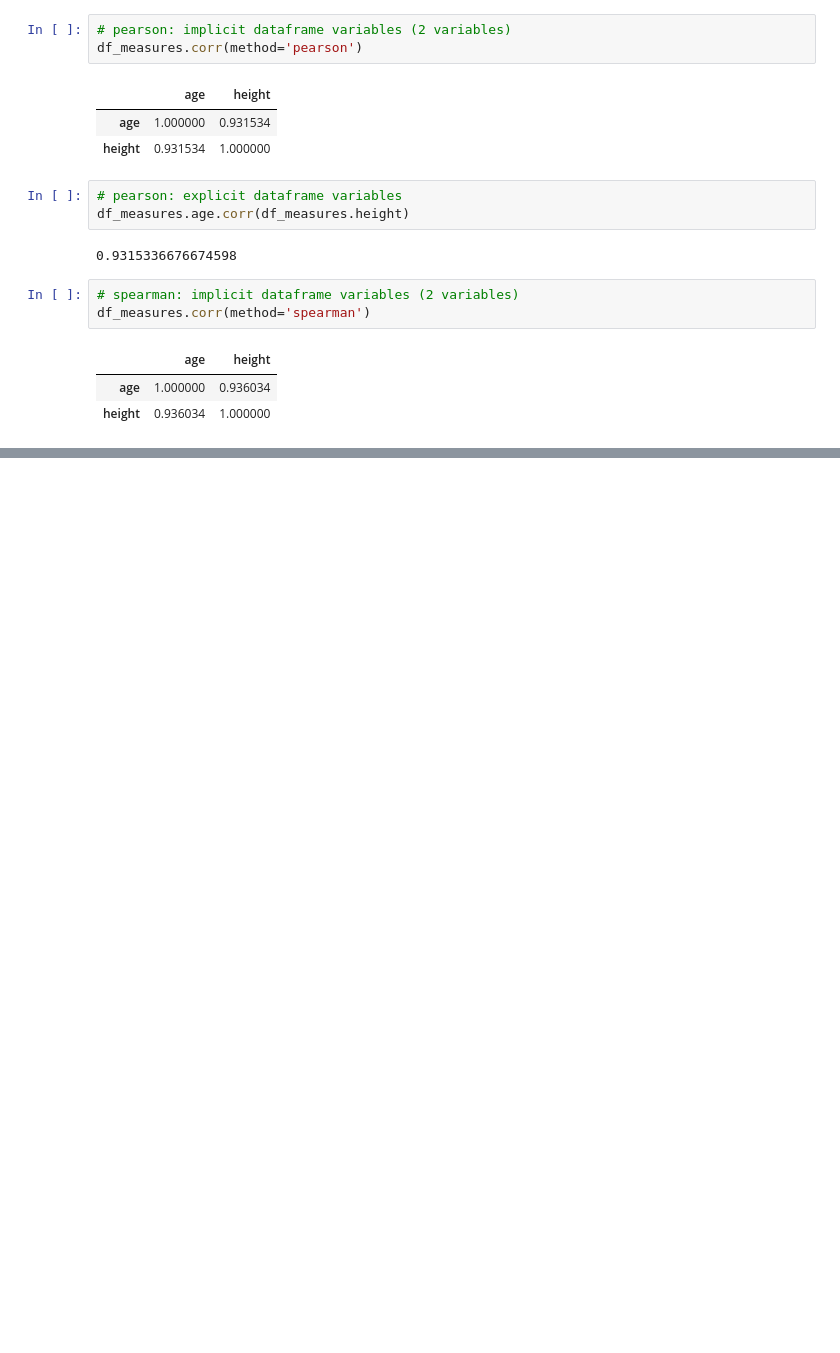
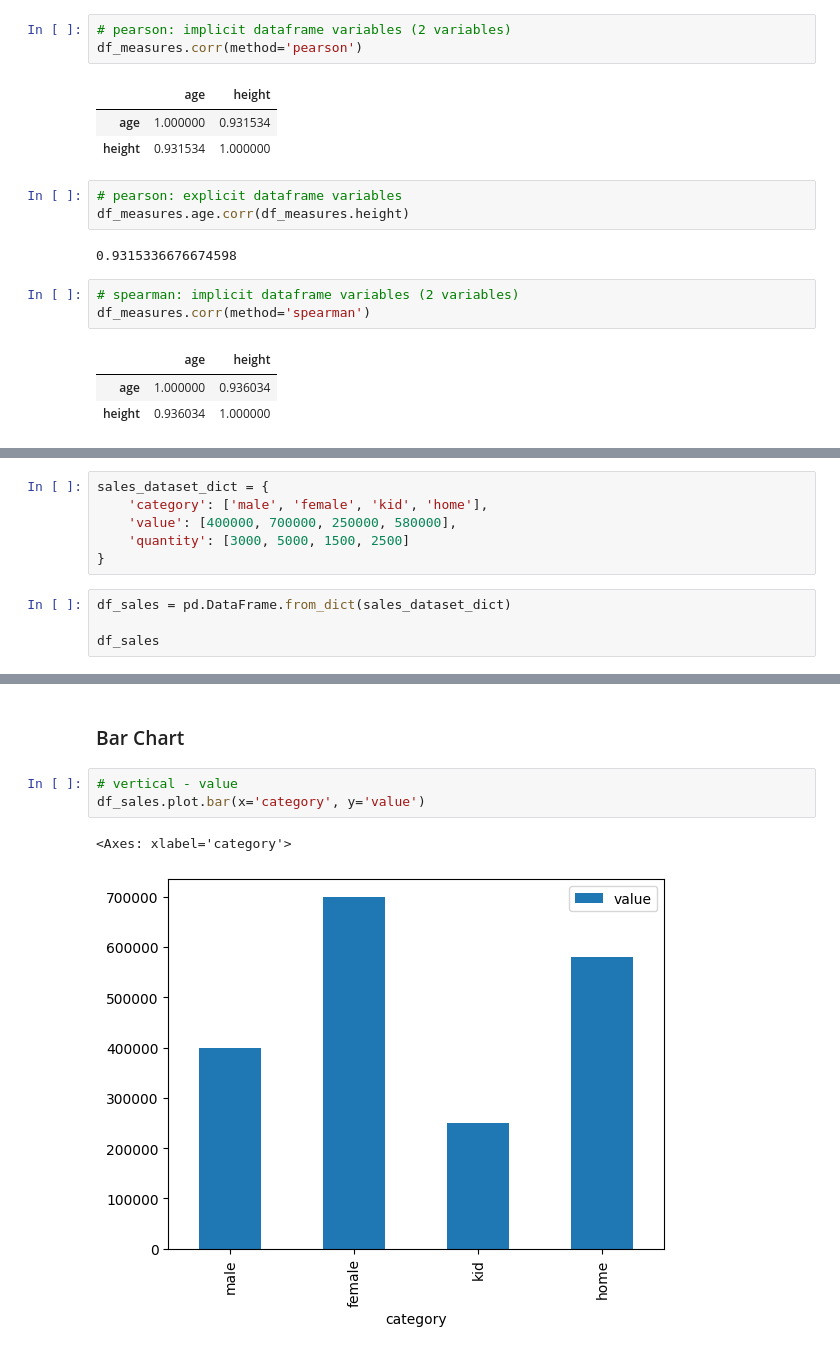
Before and after one commit to charmingruby/stspy, a Jupyter notebook: src/get_started.ipynb, the cells around one changed output, grey strips where cells are left out. Drawn from its saved outputs; the diff is of its cells as text; blank space fills up the shorter version.

```diff
--- a/src/get_started.ipynb
+++ b/src/get_started.ipynb
@@ -140,0 +153,10 @@ df_measures.corr(method='spearman')
+# %%
+sales_dataset_dict = {
+    'category': ['male', 'female', 'kid', 'home'],
+    'value': [400000, 700000, 250000, 580000],
+    'quantity': [3000, 5000, 1500, 2500]
+}
+# %%
+df_sales = pd.DataFrame.from_dict(sales_dataset_dict)
+
+df_sales
@@ -140,0 +169,8 @@ df_measures.corr(method='spearman')
+# %% [markdown]
+### Bar Chart
+# %%
+# vertical - value
+df_sales.plot.bar(x='category', y='value')
+# %% [output]
+<Axes: xlabel='category'>
+[figure, added]
```
Also changed, not shown: parts of 9 cells of this notebook, 3 other files.
